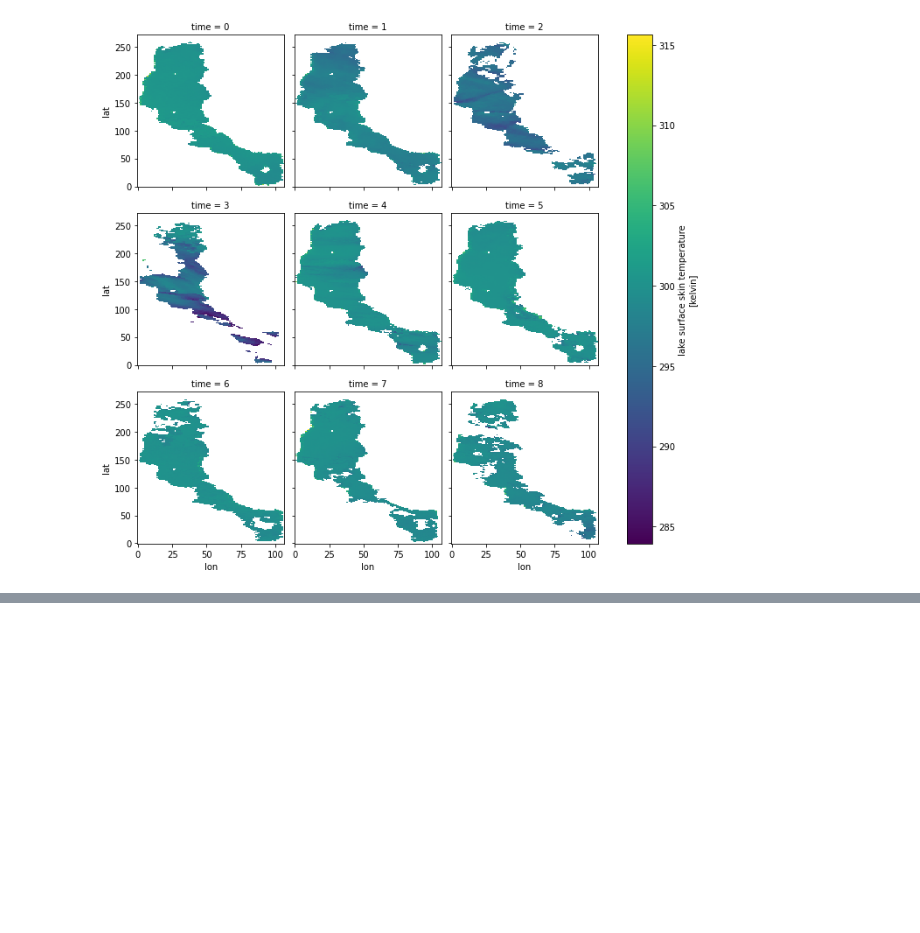
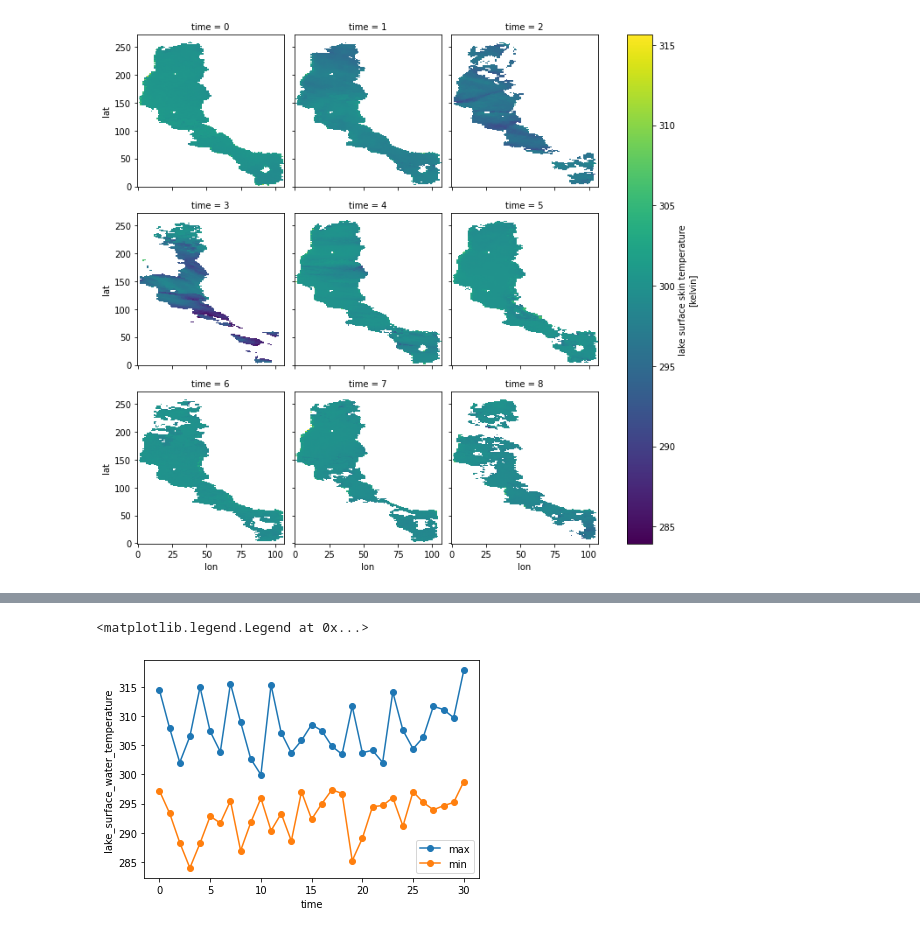
Before and after one commit to cci-lakes/lakes_cci_tools, a Jupyter notebook: lakes_cci_binder.ipynb, the cells around one changed output, grey strips where cells are left out. Saved outputs shown, nothing was run; the diff lists cells and outputs as text; code cells hidden in the pictures; blank space fills up the shorter version.

```diff
--- a/lakes_cci_binder.ipynb
+++ b/lakes_cci_binder.ipynb
@@ -221,0 +231,12 @@ ds_data[varname].mean(("lon", "lat")).plot(marker='o')
+# %%
+###################################################################
+# Two metrics can also be visualided in a single plog
+###################################################################
+
+varname = "lake_surface_water_temperature"
+ds_data[varname].max(("lon", "lat")).plot(marker='o', label = 'max')
+ds_data[varname].min(("lon", "lat")).plot(marker='o', label = 'min')
+plt.legend()
+# %% [output]
+<matplotlib.legend.Legend at 0x...>
+[figure, added]
```
Also changed, not shown: parts of 6 cells of this notebook.
